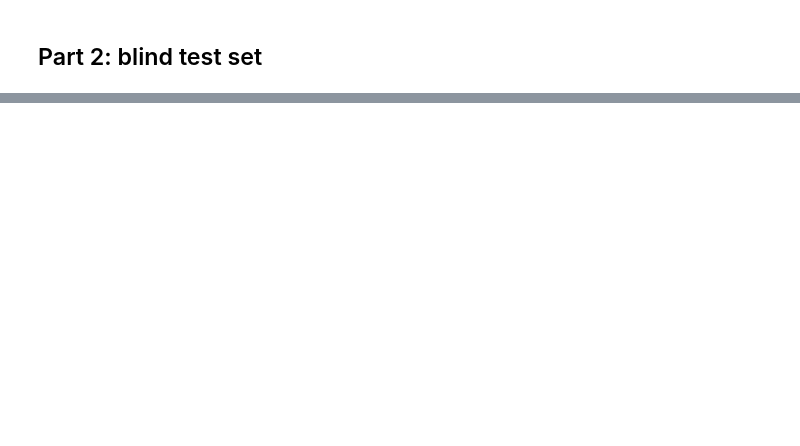
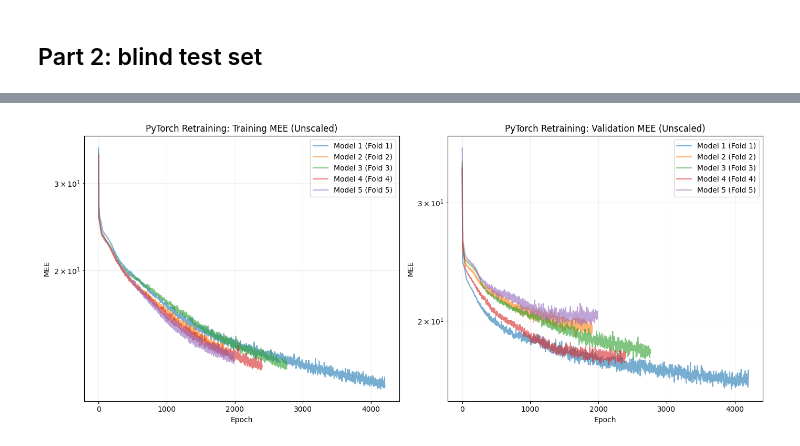
Before and after one commit to mbiggeri/Rage-Against-ML, a Jupyter notebook: ensemble_mlcup.ipynb, the cells around one changed output, grey strips where cells are left out. Drawn from its saved outputs; the diff is of its cells as text; code cells hidden in the pictures; blank space fills up the shorter version.

```diff
--- a/ensemble_mlcup.ipynb
+++ b/ensemble_mlcup.ipynb
@@ -188,7 +198,7 @@ class EarlyStopper:
 # --- DATA LOADING ---
 # Load ML-CUP Data
 train_loader, val_loader, test_loader, INPUT_SIZE, OUTPUT_SIZE, target_scaler = get_ml_cup_data(
-    BATCH_SIZE,
+    BATCH_SIZE_PYTORCH,
     validation_ratio=0.20,
     test_ratio=0.25,
     scale_target=True,
@@ -368,6 +396,7 @@ svm_models = []
 print("Model lists initialized to empty.")
 # %%
 # --- PART 1: PYTORCH MODELS ---
+BATCH_SIZE = 64
 pytorch_models = []
 pytorch_histories = {'train_mee': [], 'val_mee': []}
 
@@ -389,7 +418,7 @@ def train_pytorch_model_with_tracking(idx):
 
     # Create Loader for shuffling
     f_dataset = TensorDataset(X_f_train, y_f_train)
-    f_loader = DataLoader(f_dataset, batch_size=BATCH_SIZE, shuffle=True)
+    f_loader = DataLoader(f_dataset, batch_size=BATCH_SIZE_PYTORCH, shuffle=True)
 
     # 2. Build Model
     # Get the number of layers (default to 2 if not found)
@@ -587,6 +653,19 @@ if START_PARAMS['keras']:
 
 else:
     print("No Keras Params loaded. Skipping Keras.")
+# %%
+# --- PLOT KERAS MEE ---
+if keras_models:
+    plt.figure(figsize=(7, 6))
+    for i, curve in enumerate(keras_histories['val_mee']):
+        plt.plot(curve, label=f'Model {i+1}', alpha=0.6)
+    plt.title("Keras Ensemble: Validation MEE (Part 1)")
+    plt.xlabel("Epoch")
+    plt.ylabel("MEE")
+    plt.yscale('log')
+    plt.grid(True, which="both", ls="-", alpha=0.2)
+    plt.legend()
+    plt.show()
 # %%
 # --- PART 3: SVM MODELS ---
 from sklearn.ensemble import BaggingRegressor
@@ -920,0 +920,33 @@ print("Done. Ensemble retrained on complete dataset. Ready for Blind Test.")
+# %%
+# --- PLOT RETRAINING VALIDATION MEE ---
+if pytorch_retrain_histies['train_mee']:
+    plt.figure(figsize=(14, 6))
+
+    # Subplot 1: Training MEE
+    plt.subplot(1, 2, 1)
+    for i, curve in enumerate(pytorch_retrain_histies['train_mee']):
+        plt.plot(curve, label=f'Model {i+1} (Fold {i+1})', alpha=0.6)
+    plt.title("PyTorch Retraining: Training MEE (Unscaled)")
+    plt.xlabel("Epoch")
+    plt.ylabel("MEE")
+    plt.yscale('log')
+    plt.grid(True, which="both", ls="-", alpha=0.2)
+    plt.legend()
+
+    # Subplot 2: Validation MEE
+    plt.subplot(1, 2, 2)
+    for i, curve in enumerate(pytorch_retrain_histies['val_mee']):
+        plt.plot(curve, label=f'Model {i+1} (Fold {i+1})', alpha=0.6)
+    plt.title("PyTorch Retraining: Validation MEE (Unscaled)")
+    plt.xlabel("Epoch")
+    plt.ylabel("MEE")
+    plt.yscale('log')
+    plt.grid(True, which="both", ls="-", alpha=0.2)
+    plt.legend()
+
+    plt.tight_layout()
+    plt.show()
+else:
+    print("No retraining history to plot.")
+# %% [output]
+[figure, added]
```
Also changed, not shown: parts of 9 cells of this notebook, 16 other files.
